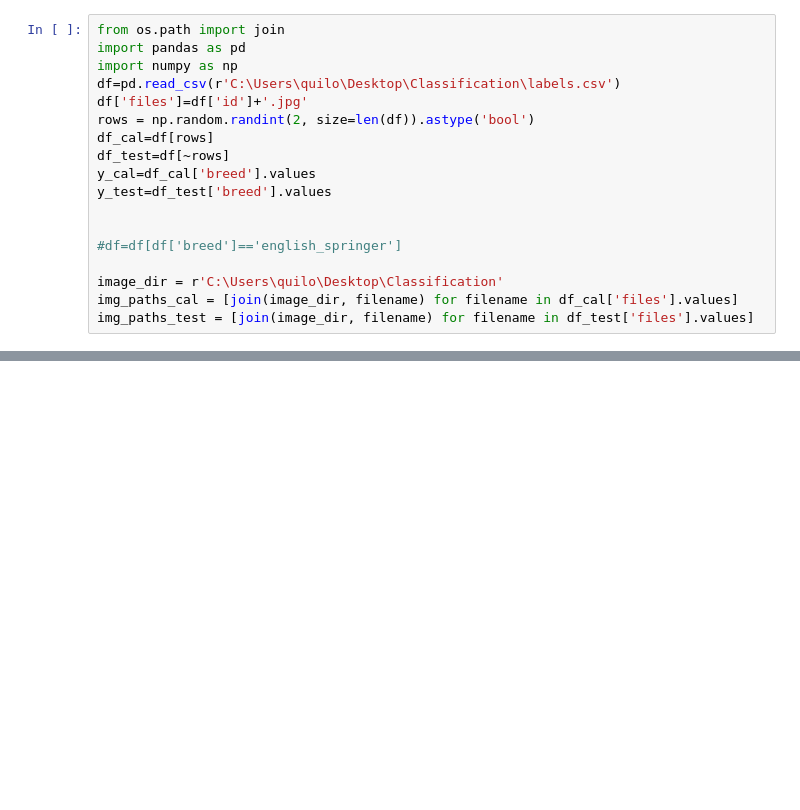
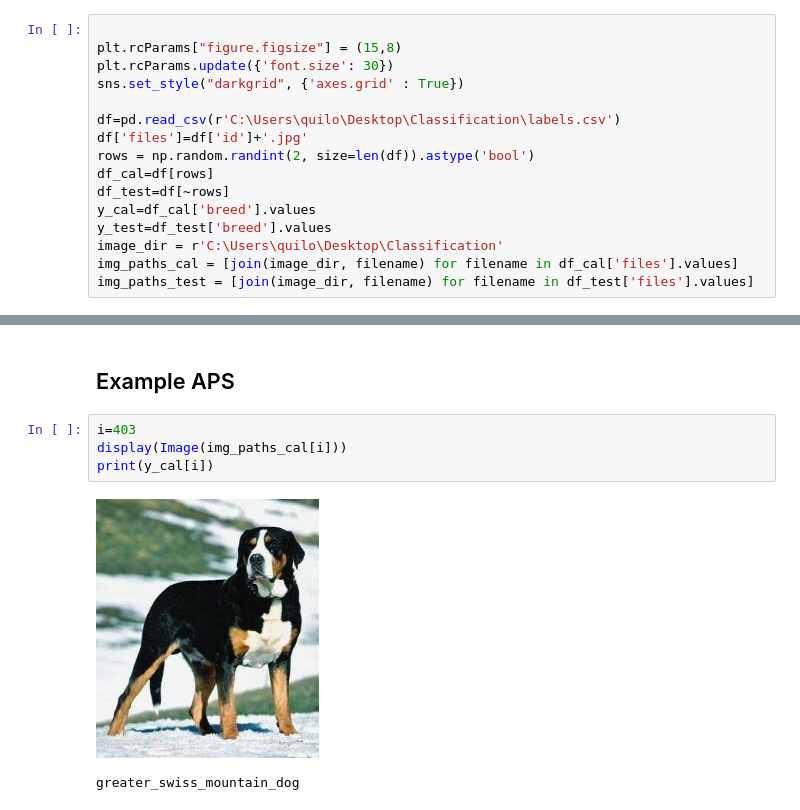
Before and after one commit to Quilograma/ICPClassificationDogBreed, a Jupyter notebook: classificationdogbreedresnet50.ipynb, the cells around one changed output, grey strips where cells are left out. Drawn from its saved outputs; the diff is of its cells as text; blank space fills up the shorter version.

```diff
--- a/classificationdogbreedresnet50.ipynb
+++ b/classificationdogbreedresnet50.ipynb
@@ -1,7 +22,9 @@
 # %%
-from os.path import join
-import pandas as pd
-import numpy as np
+
+plt.rcParams["figure.figsize"] = (15,8)
+plt.rcParams.update({'font.size': 30})
+sns.set_style("darkgrid", {'axes.grid' : True})
+
 df=pd.read_csv(r'C:\Users\quilo\Desktop\Classification\labels.csv')
 df['files']=df['id']+'.jpg'
 rows = np.random.randint(2, size=len(df)).astype('bool')
@@ -9,10 +32,6 @@ df_cal=df[rows]
 df_test=df[~rows]
 y_cal=df_cal['breed'].values
 y_test=df_test['breed'].values
-
-
-#df=df[df['breed']=='english_springer']
-
 image_dir = r'C:\Users\quilo\Desktop\Classification'
 img_paths_cal = [join(image_dir, filename) for filename in df_cal['files'].values]
 img_paths_test = [join(image_dir, filename) for filename in df_test['files'].values]
@@ -62,0 +343,9 @@ q_yhat=np.quantile(scores,np.ceil((n+1)*(1-alpha))/n)
+# %% [markdown]
+## Example APS
+# %%
+i=403
+display(Image(img_paths_cal[i]))
+print(y_cal[i])
+# %% [output]
+[figure, added]
+greater_swiss_mountain_dog
```
Also changed, not shown: parts of 17 cells of this notebook.
